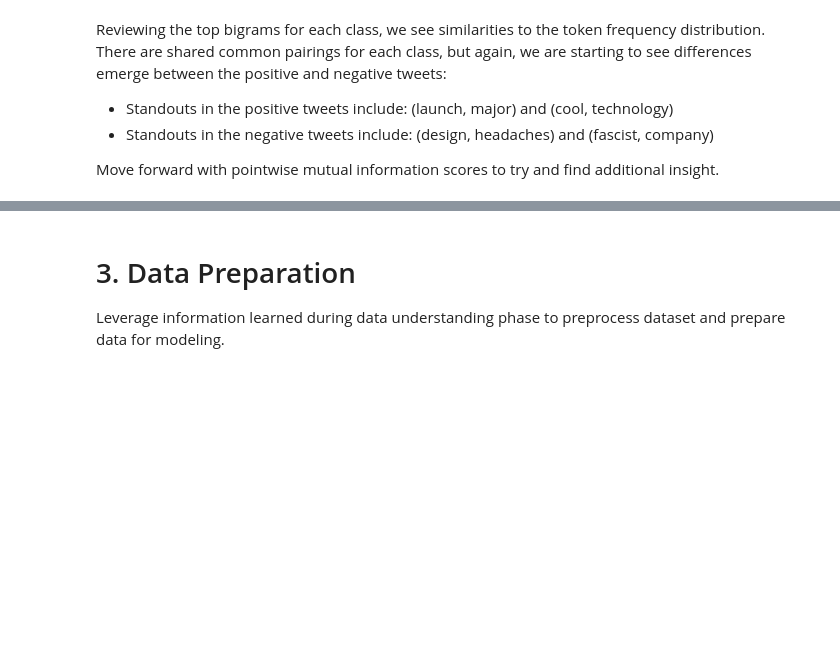
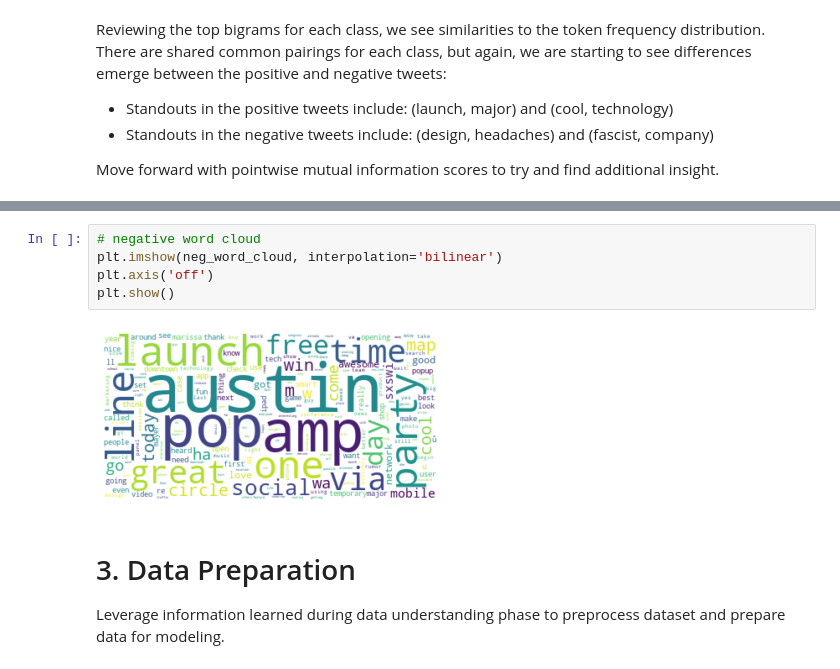
Before and after one commit to akaigraham/Tweet-Classification-NLP, a Jupyter notebook: sentiment_nlp.ipynb, the cells around one changed output, grey strips where cells are left out. Drawn from its saved outputs; the diff is of its cells as text; blank space fills up the shorter version.

```diff
--- a/sentiment_nlp.ipynb
+++ b/sentiment_nlp.ipynb
@@ -712,3 +745,10 @@ Now that we have a good sense of our data and the distribution, we can move on t
+# %%
+# negative word cloud
+plt.imshow(neg_word_cloud, interpolation='bilinear')
+plt.axis('off')
+plt.show()
+# %% [output]
+[figure, added]
 # %% [markdown]
 # 3. Data Preparation
 Leverage information learned during data understanding phase to preprocess dataset and prepare data for modeling.
```
Also changed, not shown: parts of 16 cells of this notebook.
